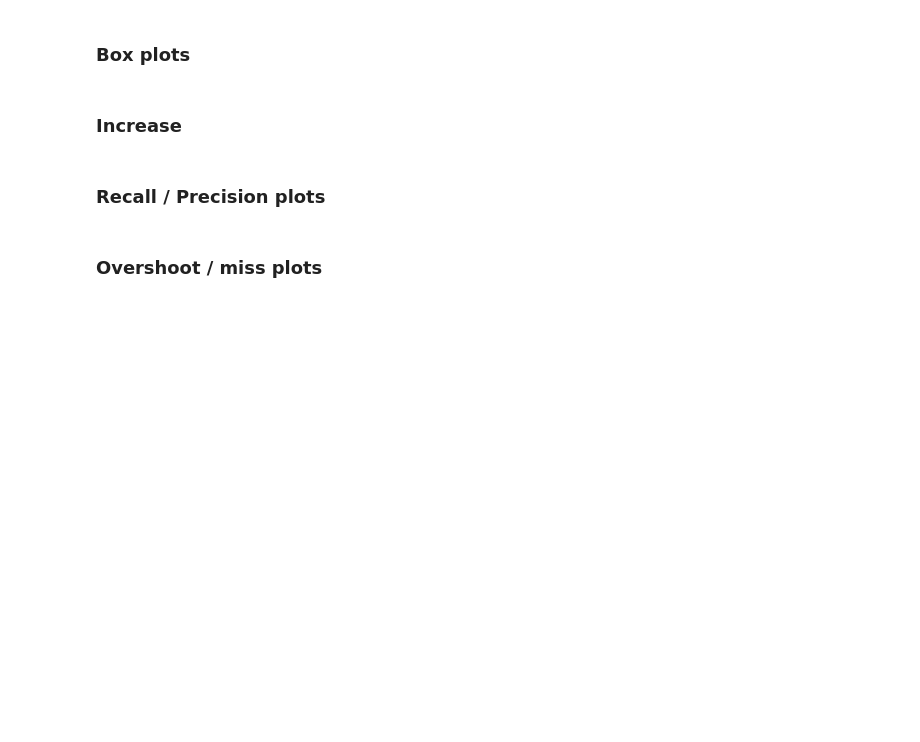
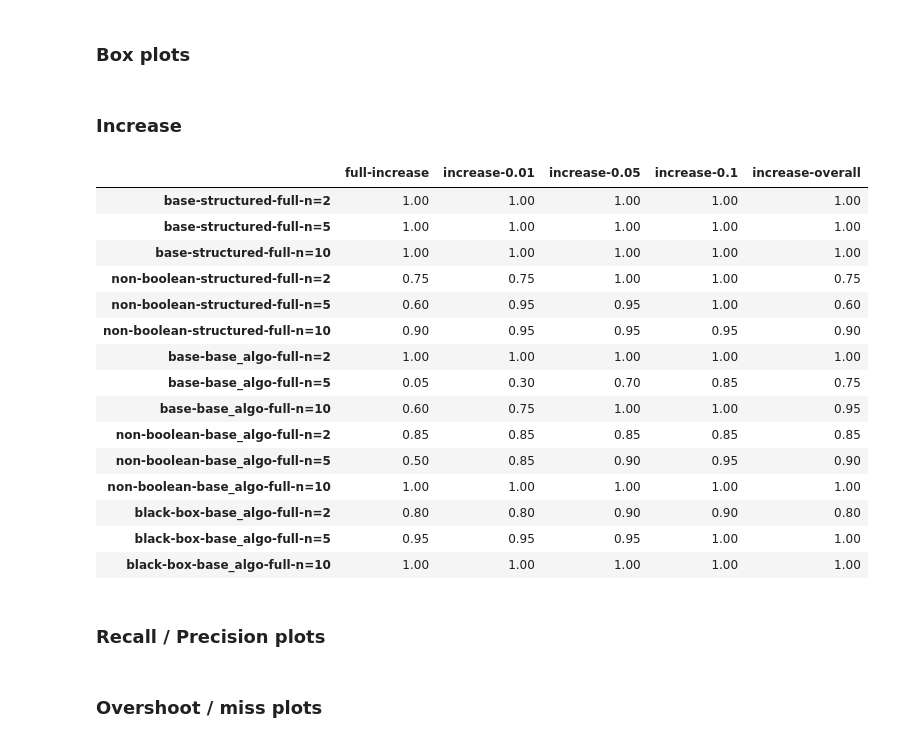
Before and after one commit to SamuelReyd/SearchingForCauses, a Jupyter notebook: src/Experiments.ipynb, the cells around one changed output. Cells and saved outputs as stored; diff of their text form; code cells hidden in the pictures; blank space fills up the shorter version.

Commit message:
working on rendering

```diff
--- a/src/Experiments.ipynb
+++ b/src/Experiments.ipynb
@@ -81,7 +168,24 @@ plot_two_metrics(n_attackers, beam_sizes, ("F1","time"), "main-fig", prefix="../
 # %% [markdown]
 ### Increase
 # %%
-# render_table_increasing("../")
+render_table_increasing("../")
+# %% [output]
+|  | full-increase | increase-0.01 | increase-0.05 | increase-0.1 | increase-overall |
+| base-structured-full-n=2 | 1.00 | 1.00 | 1.00 | 1.00 | 1.00 |
+| base-structured-full-n=5 | 1.00 | 1.00 | 1.00 | 1.00 | 1.00 |
+| base-structured-full-n=10 | 1.00 | 1.00 | 1.00 | 1.00 | 1.00 |
+| non-boolean-structured-full-n=2 | 0.75 | 0.75 | 1.00 | 1.00 | 0.75 |
+| non-boolean-structured-full-n=5 | 0.60 | 0.95 | 0.95 | 1.00 | 0.60 |
+| non-boolean-structured-full-n=10 | 0.90 | 0.95 | 0.95 | 0.95 | 0.90 |
+| base-base_algo-full-n=2 | 1.00 | 1.00 | 1.00 | 1.00 | 1.00 |
+| base-base_algo-full-n=5 | 0.05 | 0.30 | 0.70 | 0.85 | 0.75 |
+| base-base_algo-full-n=10 | 0.60 | 0.75 | 1.00 | 1.00 | 0.95 |
+| non-boolean-base_algo-full-n=2 | 0.85 | 0.85 | 0.85 | 0.85 | 0.85 |
+| non-boolean-base_algo-full-n=5 | 0.50 | 0.85 | 0.90 | 0.95 | 0.90 |
+| non-boolean-base_algo-full-n=10 | 1.00 | 1.00 | 1.00 | 1.00 | 1.00 |
+| black-box-base_algo-full-n=2 | 0.80 | 0.80 | 0.90 | 0.90 | 0.80 |
+| black-box-base_algo-full-n=5 | 0.95 | 0.95 | 0.95 | 1.00 | 1.00 |
+| black-box-base_algo-full-n=10 | 1.00 | 1.00 | 1.00 | 1.00 | 1.00 |
 # %%
 # make_measures_increasing(2, AlgoTypes.BASE, Exhaustivness.FULL, Models.BASE, "../", True)
 # %%
```
Also changed, not shown: parts of 14 cells of this notebook, 3 other files.
